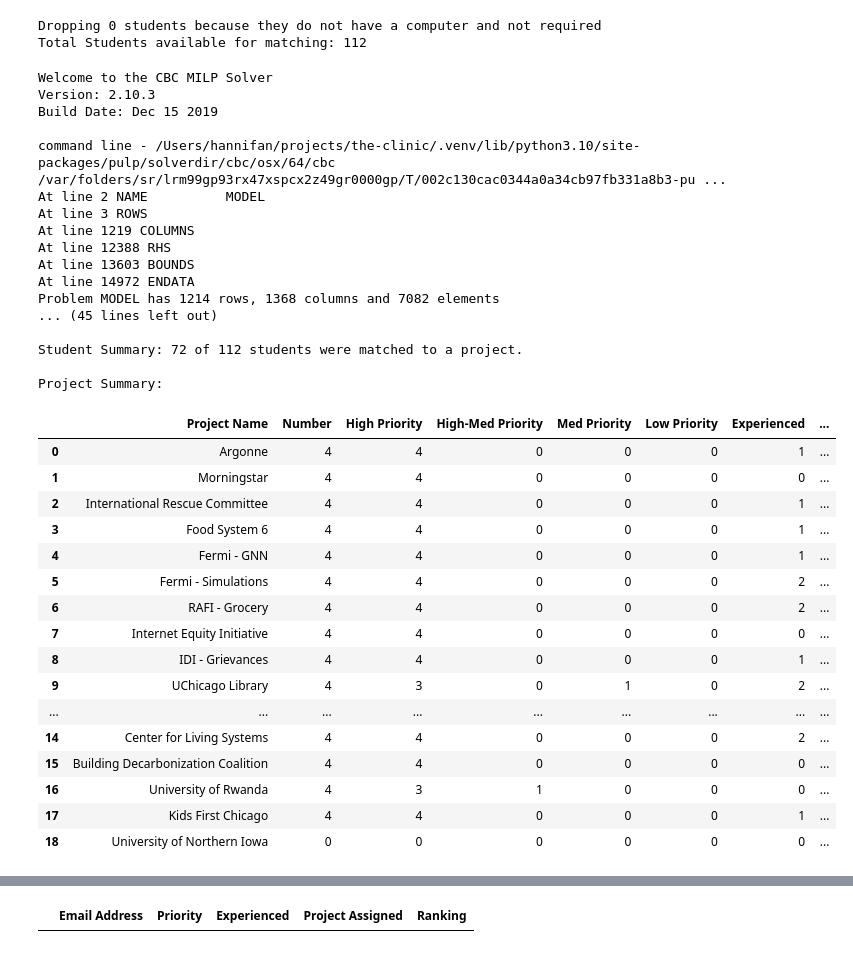
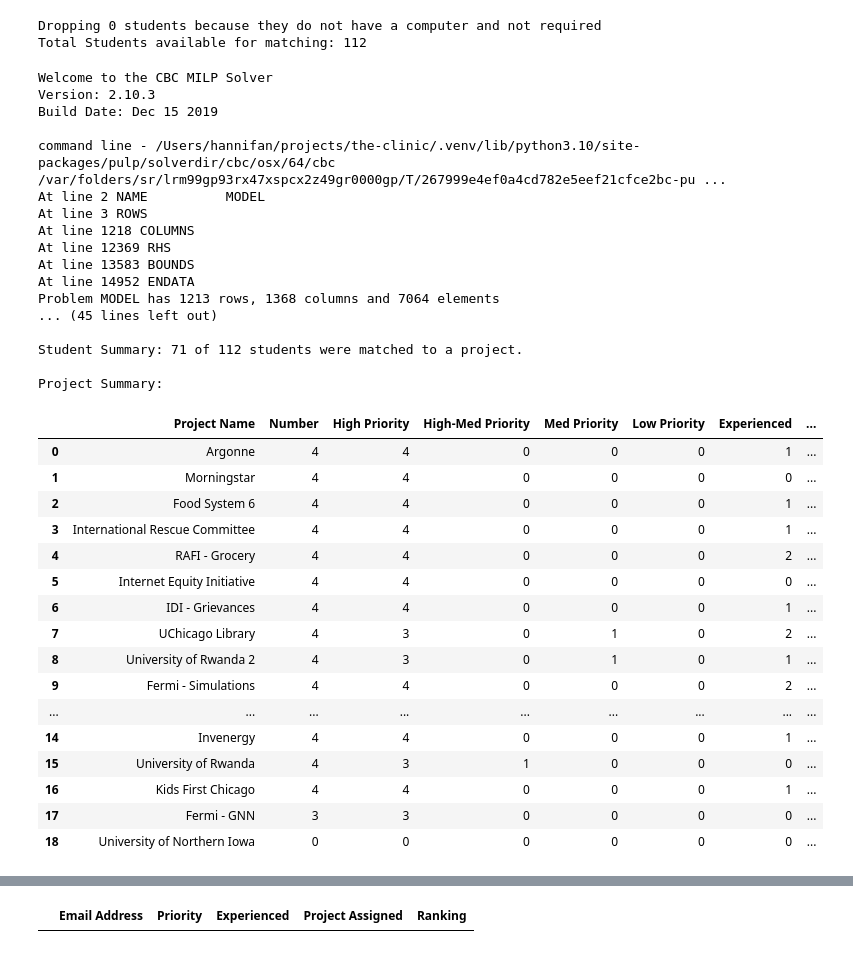
Before and after one commit to dsi-clinic/the-clinic, a Jupyter notebook: admin/matching/notebooks/matching.ipynb, the cells around one changed output, grey strips where cells are left out. Drawn from its saved outputs; the diff is of its cells as text; code cells hidden in the pictures.

```diff
--- a/admin/matching/notebooks/matching.ipynb
+++ b/admin/matching/notebooks/matching.ipynb
@@ -23,7 +24,7 @@ The autoreload extension is already loaded. To reload it, use:
 file_location = "../data/Winter 25 Matching.xlsx"
 # prioritized_students = []
 prioritized_students = ["kbarbarossa@uchicago.edu"]
-deprioritized_students = ["hanyunl@uchicago.edu"]
+deprioritized_students = ["hanyunl@uchicago.edu", "durojaiye@uchicago.edu"]
 application_df, forced_assignments = process_applications(file_location, deprioritized_students, prioritized_students)
 # %%
 technical_project_list = [
@@ -37,50 +38,50 @@ Dropping 0 students because they do not have a computer and not required
 Total Students available for matching: 112
 # %%
 priority_weights = [10, 15, 25, 30]
-max_students = {}
+max_students = {"Fermi - GNN": 3}
 all_project_list = data_to_process_dict.pop("all_project_list")
 assignment_df = student_assignment(priority_weights = priority_weights, **data_to_process_dict,
                                    max_students_dict=max_students, preassigned_students=forced_assignments,
                                    number_of_projects_to_run=None, drop_projects=["University of Northern Iowa"], verbose=False)
 print(f"\nAverage Ranking: {assignment_df.Ranking.mean():.2f}")
 print(assignment_df.Ranking.value_counts())
 print_project_summary(assignment_df, all_project_list)
 
 assignment_df.to_csv("../data/assignments.csv", index=False)
 # %% [output]
 Welcome to the CBC MILP Solver
 Version: 2.10.3
 Build Date: Dec 15 2019
 
-command line - /Users/hannifan/projects/the-clinic/.venv/lib/python3.10/site-packages/pulp/solverdir/cbc/osx/64/cbc /var/folders/sr/lrm99gp93rx47xspcx2z49gr0000gp/T/002c130cac0344a0a34cb97fb331a8b3-pu ...
+command line - /Users/hannifan/projects/the-clinic/.venv/lib/python3.10/site-packages/pulp/solverdir/cbc/osx/64/cbc /var/folders/sr/lrm99gp93rx47xspcx2z49gr0000gp/T/267999e4ef0a4cd782e5eef21cfce2bc-pu ...
 At line 2 NAME          MODEL
 At line 3 ROWS
-At line 1219 COLUMNS
-At line 12388 RHS
-At line 13603 BOUNDS
-At line 14972 ENDATA
-Problem MODEL has 1214 rows, 1368 columns and 7082 elements
+At line 1218 COLUMNS
+At line 12369 RHS
+At line 13583 BOUNDS
+At line 14952 ENDATA
+Problem MODEL has 1213 rows, 1368 columns and 7064 elements
 ... (45 lines left out)
 
-Student Summary: 72 of 112 students were matched to a project.
+Student Summary: 71 of 112 students were matched to a project.
 
 Project Summary:
 |  | Project Name | Number | High Priority | High-Med Priority | Med Priority | Low Priority | Experienced | ... |
 | 0 | Argonne | 4 | 4 | 0 | 0 | 0 | 1 | ... |
 | 1 | Morningstar | 4 | 4 | 0 | 0 | 0 | 0 | ... |
-| 2 | International Rescue Committee | 4 | 4 | 0 | 0 | 0 | 1 | ... |
-| 3 | Food System 6 | 4 | 4 | 0 | 0 | 0 | 1 | ... |
-| 4 | Fermi - GNN | 4 | 4 | 0 | 0 | 0 | 1 | ... |
-| 5 | Fermi - Simulations | 4 | 4 | 0 | 0 | 0 | 2 | ... |
-| 6 | RAFI - Grocery | 4 | 4 | 0 | 0 | 0 | 2 | ... |
-| 7 | Internet Equity Initiative | 4 | 4 | 0 | 0 | 0 | 0 | ... |
-| 8 | IDI - Grievances | 4 | 4 | 0 | 0 | 0 | 1 | ... |
-| 9 | UChicago Library | 4 | 3 | 0 | 1 | 0 | 2 | ... |
+| 2 | Food System 6 | 4 | 4 | 0 | 0 | 0 | 1 | ... |
+| 3 | International Rescue Committee | 4 | 4 | 0 | 0 | 0 | 1 | ... |
+| 4 | RAFI - Grocery | 4 | 4 | 0 | 0 | 0 | 2 | ... |
+| 5 | Internet Equity Initiative | 4 | 4 | 0 | 0 | 0 | 0 | ... |
+| 6 | IDI - Grievances | 4 | 4 | 0 | 0 | 0 | 1 | ... |
+| 7 | UChicago Library | 4 | 3 | 0 | 1 | 0 | 2 | ... |
+| 8 | University of Rwanda 2 | 4 | 3 | 0 | 1 | 0 | 1 | ... |
+| 9 | Fermi - Simulations | 4 | 4 | 0 | 0 | 0 | 2 | ... |
 | ... | ... | ... | ... | ... | ... | ... | ... | ... |
-| 14 | Center for Living Systems | 4 | 4 | 0 | 0 | 0 | 2 | ... |
-| 15 | Building Decarbonization Coalition | 4 | 4 | 0 | 0 | 0 | 0 | ... |
-| 16 | University of Rwanda | 4 | 3 | 1 | 0 | 0 | 0 | ... |
-| 17 | Kids First Chicago | 4 | 4 | 0 | 0 | 0 | 1 | ... |
+| 14 | Invenergy | 4 | 4 | 0 | 0 | 0 | 1 | ... |
+| 15 | University of Rwanda | 4 | 3 | 1 | 0 | 0 | 0 | ... |
+| 16 | Kids First Chicago | 4 | 4 | 0 | 0 | 0 | 1 | ... |
+| 17 | Fermi - GNN | 3 | 3 | 0 | 0 | 0 | 0 | ... |
 | 18 | University of Northern Iowa | 0 | 0 | 0 | 0 | 0 | 0 | ... |
 # %%
 # Generate roster for matching spreadsheet
```
Also changed, not shown: parts of 8 cells of this notebook, 3 other files.
